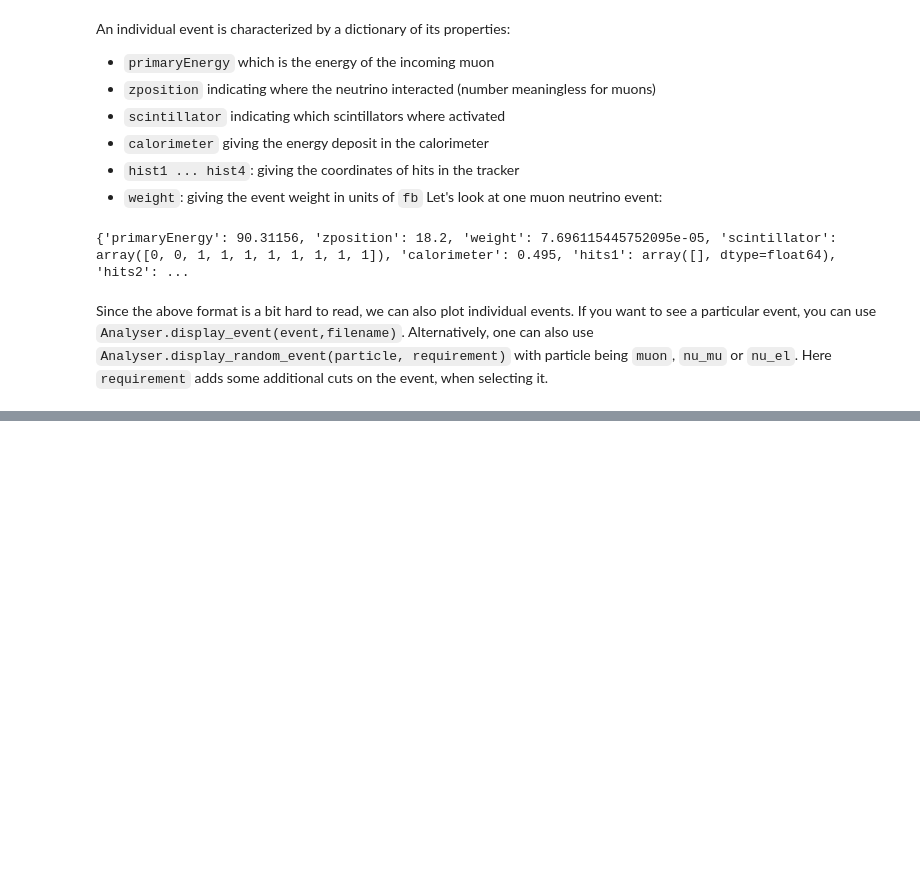
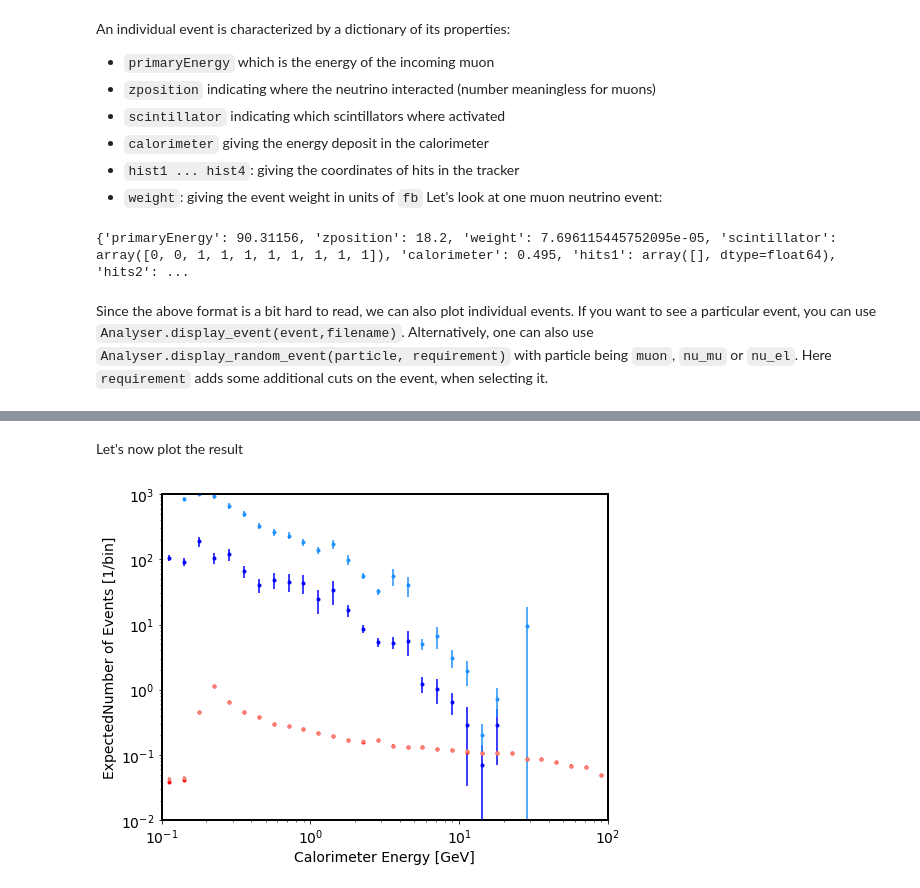
Before and after one commit to mwaterbury/scintillatorneutrinos, a Jupyter notebook: Analysis_Felix.ipynb, the cells around one changed output, grey strips where cells are left out. Drawn from its saved outputs; the diff is of its cells as text; code cells hidden in the pictures; blank space fills up the shorter version.

```diff
--- a/Analysis_Felix.ipynb
+++ b/Analysis_Felix.ipynb
@@ -63,0 +83,34 @@ analyser.display_random_event(particle="nu_mu", requirement="event['calorimeter'
+# %%
+bins = np.logspace(-1,2,31)
+requirement = "event['passed_scintillator']==True"
+
+data_cut_numu = analyser.get_histodata(particle='nu_mu', observable='calorimeter', bins=bins, requirement=requirement)
+data_cut_muon = analyser.get_histodata(particle='muon' , observable='calorimeter', bins=bins, requirement=requirement)
+
+data_numu = analyser.get_histodata(particle='nu_mu', observable='calorimeter', bins=bins, requirement="True")
+data_muon = analyser.get_histodata(particle='muon' , observable='calorimeter', bins=bins, requirement="True")
+# %% [markdown]
+Let's now plot the result
+# %%
+#prepare
+matplotlib.rcParams.update({'font.size': 14})
+fig = plt.figure(figsize=(8,6))
+ax = plt.subplot(1,1,1)
+
+#add data
+for x,y,yerr in data_cut_numu.T: ax.errorbar(x, y, yerr=yerr, fmt='.', color="red")
+for x,y,yerr in data_cut_muon.T: ax.errorbar(x, y, yerr=yerr, fmt='.', color="blue")
+for x,y,yerr in data_numu.T: ax.errorbar(x, y, yerr=yerr, fmt='.', color="salmon")
+for x,y,yerr in data_muon.T: ax.errorbar(x, y, yerr=yerr, fmt='.', color="dodgerblue")
+
+
+#finalize
+ax.set_xlabel("Calorimeter Energy [GeV]")
+ax.set_ylabel("ExpectedNumber of Events [1/bin]")
+ax.set_xscale("log")
+ax.set_yscale("log")
+ax.set_xlim(0.1, 100)
+ax.set_ylim(0.01,1000)
+plt.show()
+# %% [output]
+[figure, added]
```
Also changed, not shown: parts of 7 cells of this notebook, 22 other files.
